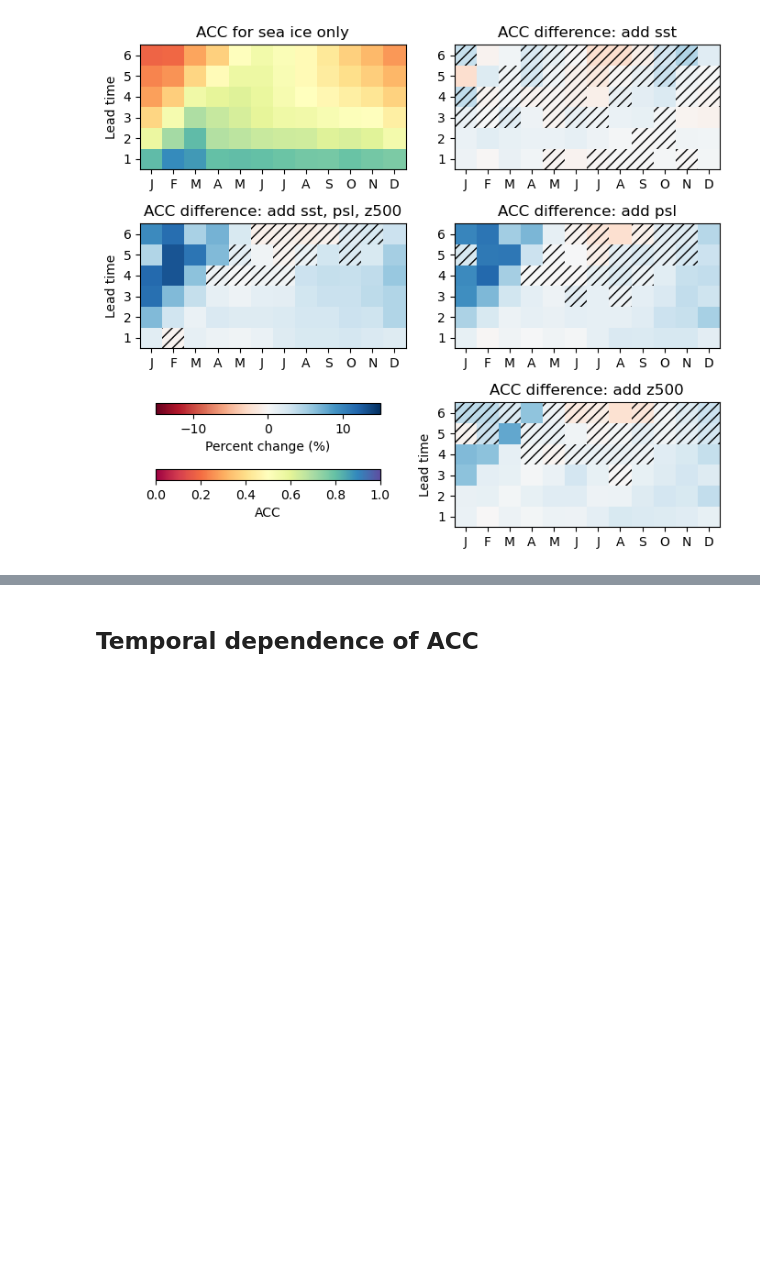
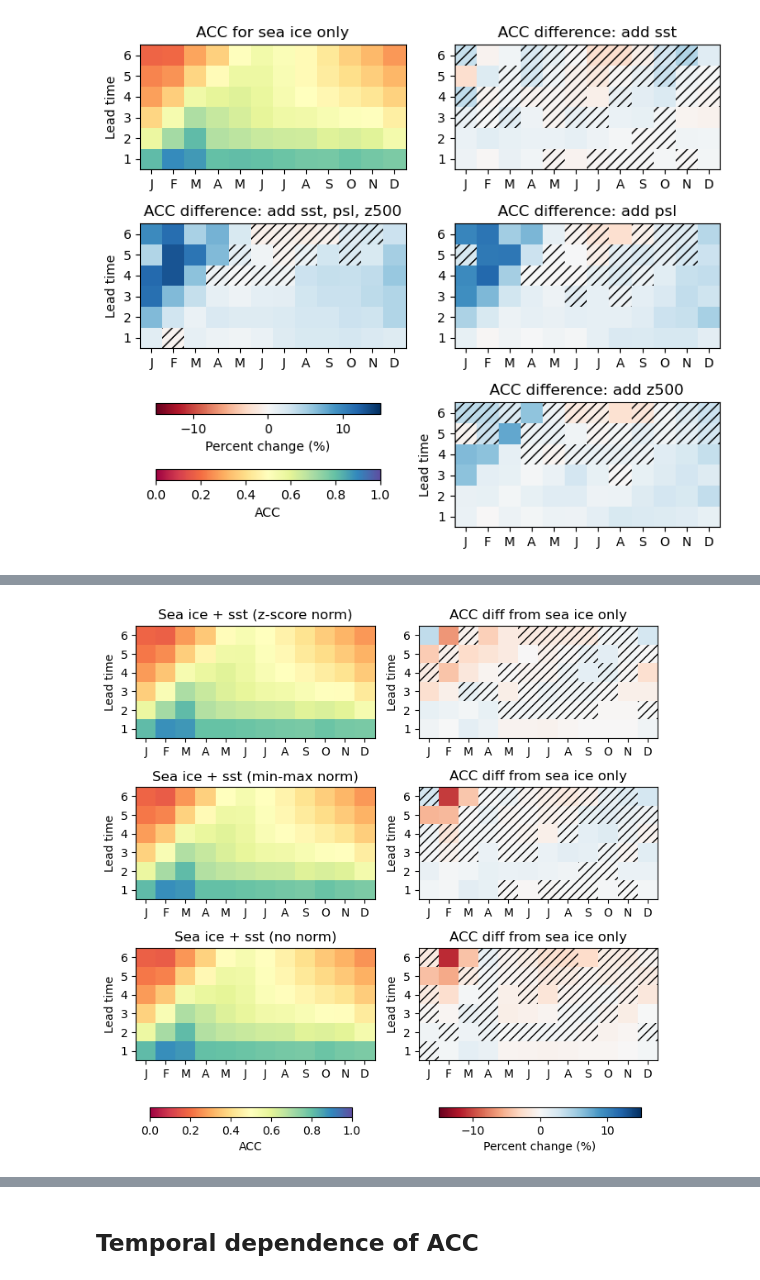
Before and after one commit to ychnli/sicpred, a Jupyter notebook: exp1_figures.ipynb, the cells around one changed output, grey strips where cells are left out. Saved outputs shown, nothing was run; the diff lists cells and outputs as text; code cells hidden in the pictures; blank space fills up the shorter version.

```diff
--- a/exp1_figures.ipynb
+++ b/exp1_figures.ipynb
@@ -708,0 +723,19 @@ plt.savefig("figures/cesm/exp1_ACC_diff_inputs_separate_percent_max.jpg", dpi=30
+# %%
+# load saved acc
+acc = {}
+acc_agg = {}
+
+save_dir = os.path.join(config_cesm.ANALYSIS_RESULTS_DIRECTORY, "exp1_inputs")
+for key in ["input2", "input3a", "input3a_dev", "input3a_std"]:
+    acc[key] = xr.open_dataset(os.path.join(save_dir, f"ACC_{key}.nc"))["__xarray_dataarray_variable__"]
+    acc_agg[key] = xr.open_dataset(os.path.join(save_dir, f"ACC_agg_{key}.nc"))["__xarray_dataarray_variable__"]
+# %%
+significance_ds = {}
+
+for k in ["input3a", "input3a_dev", "input3a_std"]:
+    print(f"Computing bootstrap significance test for {k}")
+
+    significance_ds[k] = bootstrap_acc_significance(acc["input2"], acc[k])
+
+for k, ds in significance_ds.items():
+    significance_ds[k] = roll_acc(ds)
@@ -708,0 +746,66 @@ plt.savefig("figures/cesm/exp1_ACC_diff_inputs_separate_percent_max.jpg", dpi=30
+# %%
+fig, axs = plt.subplots(nrows=3, ncols=2, figsize=(7,6))
+
+x = np.arange(13)
+y = np.arange(7)
+x_centers = (x[:-1] + x[1:]) / 2
+y_centers = (y[:-1] + y[1:]) / 2
+
+acc_zscore_norm = acc_agg["input3a_std"].mean("nn_member_id")
+acc_minmax_norm = acc_agg["input3a"].mean("nn_member_id")
+acc_nonorm = acc_agg["input3a_dev"].mean("nn_member_id")
+acc_sic_only = acc_agg["input2"].mean("nn_member_id")
+
+cax = axs[0,0].pcolormesh(x, y, acc_zscore_norm, cmap='Spectral', shading='flat', vmin=0, vmax=1)
+axs[0,0].set_yticks(y_centers, labels=np.arange(1,7,1))
+axs[0,0].set_ylabel("Lead time")
+axs[0,0].set_title(f"Sea ice + sst (z-score norm)")
+
+axs[1,0].pcolormesh(x, y, acc_minmax_norm, cmap='Spectral', shading='flat', vmin=0, vmax=1)
+axs[1,0].set_yticks(y_centers, labels=np.arange(1,7,1))
+axs[1,0].set_ylabel("Lead time")
+axs[1,0].set_title(f"Sea ice + sst (min-max norm)")
+
+axs[2,0].pcolormesh(x, y, acc_nonorm, cmap='Spectral', shading='flat', vmin=0, vmax=1)
+axs[2,0].set_yticks(y_centers, labels=np.arange(1,7,1))
+axs[2,0].set_ylabel("Lead time")
+axs[2,0].set_title(f"Sea ice + sst (no norm)")
+
+cax2 = axs[0,1].pcolormesh(x, y, 100 * (acc_zscore_norm - acc_sic_only) / acc_sic_only,
+                    cmap='RdBu', shading='flat', vmin=-15, vmax=15)
+axs[0,1].set_yticks(y_centers, labels=np.arange(1,7,1))
+axs[0,1].set_ylabel("Lead time")
+axs[0,1].set_title(f"ACC diff from sea ice only")
+significance_mask = (significance_ds["input3a_std"].p_value > P_VALUE_CUTOFF).astype(int)
+add_hatching(axs[0,1], significance_mask, x, y)
+
+axs[1,1].pcolormesh(x, y, 100 * (acc_minmax_norm - acc_sic_only) / acc_sic_only,
+                    cmap='RdBu', shading='flat', vmin=-15, vmax=15)
+axs[1,1].set_yticks(y_centers, labels=np.arange(1,7,1))
+axs[1,1].set_ylabel("Lead time")
+axs[1,1].set_title(f"ACC diff from sea ice only")
+significance_mask = (significance_ds["input3a"].p_value > P_VALUE_CUTOFF).astype(int)
+add_hatching(axs[1,1], significance_mask, x, y)
+
+axs[2,1].pcolormesh(x, y, 100 * (acc_nonorm - acc_sic_only) / acc_sic_only,
+                    cmap='RdBu', shading='flat', vmin=-15, vmax=15)
+axs[2,1].set_yticks(y_centers, labels=np.arange(1,7,1))
+axs[2,1].set_ylabel("Lead time")
+axs[2,1].set_title(f"ACC diff from sea ice only")
+significance_mask = (significance_ds["input3a_dev"].p_value > P_VALUE_CUTOFF).astype(int)
+add_hatching(axs[2,1], significance_mask, x, y)
+
+for i in range(3):
+    for j in range(2):
+        axs[i,j].set_xticks(x_centers, labels=["J","F","M","A","M","J","J","A","S","O","N","D"])
+
+cbar_ax = fig.add_axes([0.1, -0.05, 0.35, 0.02])
+cbar_ax2 = fig.add_axes([0.6, -0.05, 0.35, 0.02])
+
+plt.colorbar(cax, cax=cbar_ax, label=r'ACC', orientation='horizontal')
+plt.colorbar(cax2, cax=cbar_ax2, label=r'Percent change (%)', orientation='horizontal')
+
+plt.tight_layout()
+plt.savefig("figures/cesm/exp1_ACC_diff_sst_norm.jpg", dpi=300, bbox_inches='tight')
+# %% [output]
+[figure, added]
```
Also changed, not shown: parts of 13 cells of this notebook, 3 other files.
